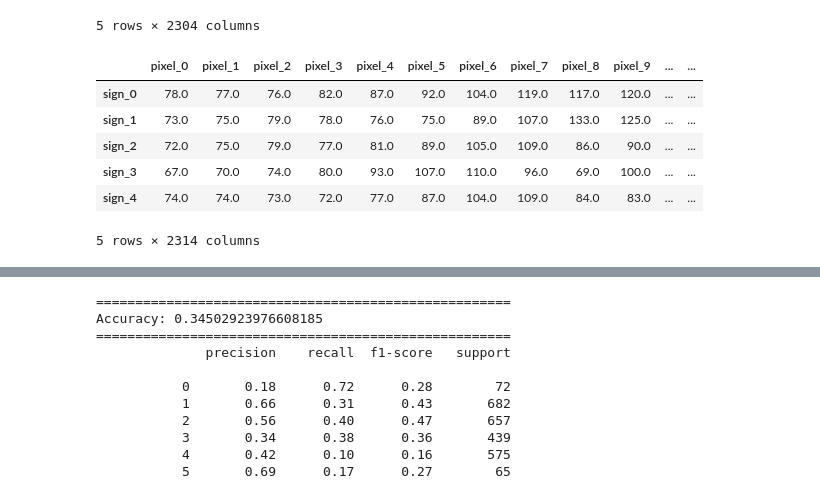
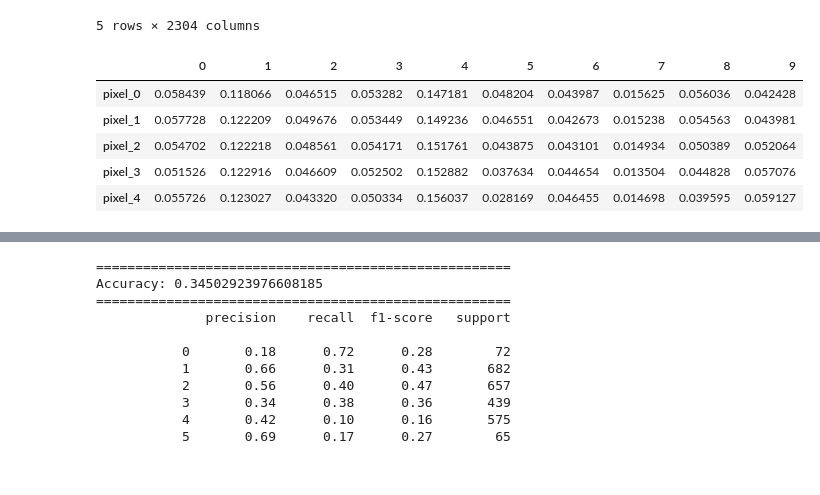
Before and after one commit to Andrepav1/F21DL_group6_CW1, a Jupyter notebook: task4_task5_attribute_selection.ipynb, the cells around one changed output, grey strips where cells are left out. Cells and saved outputs as stored; diff of their text form; code cells hidden in the pictures.

Commit message:
task4 refactoring and standardizing all code

```diff
--- a/task4_task5_attribute_selection.ipynb
+++ b/task4_task5_attribute_selection.ipynb
@@ -33,16 +28,18 @@ from sklearn.metrics import classification_report
 import matplotlib as mpl
 import matplotlib.pyplot as plt
 # %%
+# ==============================================
+# FILES MANAGEMENT
+# ==============================================
+
 DOWNLOAD_ROOT = "http://www.macs.hw.ac.uk/%7Eek19/data/"
 CURRENT_PATH = os.path.join(os.getcwd(), "datasets")
 X_FILE = "x_train_gr_smpl.csv"
 Y_FILE ="y_train_smpl.csv"
 
-def fetch_data(download_root=DOWNLOAD_ROOT, current_path=CURRENT_PATH):
-    if os.path.isfile(os.path.join(current_path, X_FILE)) and os.path.isfile(os.path.join(current_path, Y_FILE)):
+def fetch_file(file, download_root=DOWNLOAD_ROOT, current_path=CURRENT_PATH):
+    if os.path.isfile(os.path.join(current_path, file)):
         return
 
     os.makedirs(current_path, exist_ok=True)
-
-    urllib.request.urlretrieve(download_root + X_FILE, os.path.join(current_path, X_FILE))
-    urllib.request.urlretrieve(download_root + Y_FILE, os.path.join(current_path, Y_FILE))
+    urllib.request.urlretrieve(download_root + file, os.path.join(current_path, file))
@@ -51 +46,8 @@ def fetch_data(download_root=DOWNLOAD_ROOT, current_path=CURRENT_PATH):
+# %%
+# fetching all files needed in the task
+fetch_file(X_FILE)
+fetch_file(Y_FILE)
+
+for i in range(10):
+    fetch_file("y_train_smpl_" + str(i) + ".csv")
 # %%
@@ -81,16 +86,19 @@ all_labels = load_labels_data()
-# %%
-# appending the all the different class columns to the features data frame
-# This is because running the corr() function takes time, and by doing so the runtime decreases by 9/10
-features_and_classes = features
-for i in range(10):
-    features_and_classes = pd.concat([features_and_classes, labels[i]], axis=1, sort=False)
+# %%
+all_labels_corr = []
+for i in range(48*48):
+    curr_label_corr = []
+    for j in range(10):
+        cor = np.corrcoef(labels[j].values.ravel(), features['pixel_'+str(i)].values)
+        curr_label_corr.append(abs(cor[0][1]))
+    all_labels_corr.append(curr_label_corr)
+
+labels_feature_selection = pd.DataFrame(all_labels_corr).rename(index=lambda s: "pixel_"+str(s))
 # %%
-features_and_classes.head()
+labels_feature_selection.head()
 # %% [output]
-|  | pixel_0 | pixel_1 | pixel_2 | pixel_3 | pixel_4 | pixel_5 | pixel_6 | pixel_7 | pixel_8 | pixel_9 | ... | ... |
-| sign_0 | 78.0 | 77.0 | 76.0 | 82.0 | 87.0 | 92.0 | 104.0 | 119.0 | 117.0 | 120.0 | ... | ... |
-| sign_1 | 73.0 | 75.0 | 79.0 | 78.0 | 76.0 | 75.0 | 89.0 | 107.0 | 133.0 | 125.0 | ... | ... |
-| sign_2 | 72.0 | 75.0 | 79.0 | 77.0 | 81.0 | 89.0 | 105.0 | 109.0 | 86.0 | 90.0 | ... | ... |
-| sign_3 | 67.0 | 70.0 | 74.0 | 80.0 | 93.0 | 107.0 | 110.0 | 96.0 | 69.0 | 100.0 | ... | ... |
-| sign_4 | 74.0 | 74.0 | 73.0 | 72.0 | 77.0 | 87.0 | 104.0 | 109.0 | 84.0 | 83.0 | ... | ... |
+|  | 0 | 1 | 2 | 3 | 4 | 5 | 6 | 7 | 8 | 9 |
+| pixel_0 | 0.058439 | 0.118066 | 0.046515 | 0.053282 | 0.147181 | 0.048204 | 0.043987 | 0.015625 | 0.056036 | 0.042428 |
+| pixel_1 | 0.057728 | 0.122209 | 0.049676 | 0.053449 | 0.149236 | 0.046551 | 0.042673 | 0.015238 | 0.054563 | 0.043981 |
+| pixel_2 | 0.054702 | 0.122218 | 0.048561 | 0.054171 | 0.151761 | 0.043875 | 0.043101 | 0.014934 | 0.050389 | 0.052064 |
+| pixel_3 | 0.051526 | 0.122916 | 0.046609 | 0.052502 | 0.152882 | 0.037634 | 0.044654 | 0.013504 | 0.044828 | 0.057076 |
+| pixel_4 | 0.055726 | 0.123027 | 0.043320 | 0.050334 | 0.156037 | 0.028169 | 0.046455 | 0.014698 | 0.039595 | 0.059127 |
-5 rows × 2314 columns
```
Also changed, not shown: parts of 14 cells of this notebook, 4 other files.
